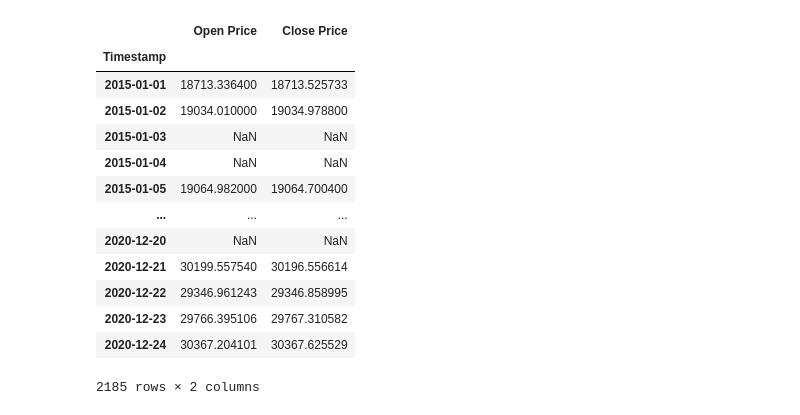
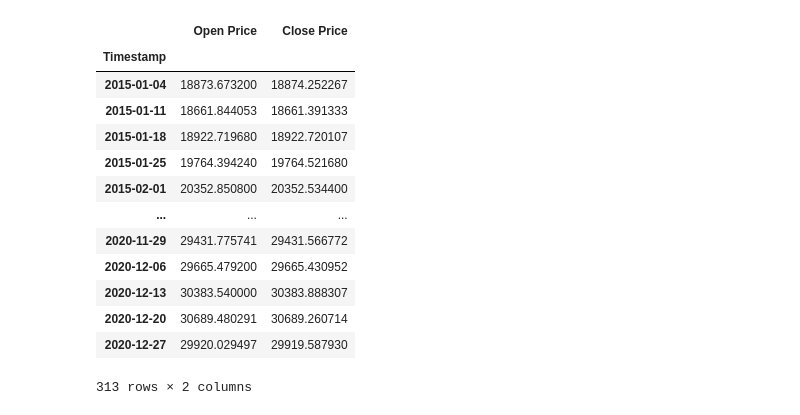
Before and after one commit to dafahan/Forecasting-Stock-Prices, a Jupyter notebook: stockprices1_arima.ipynb, the cells around one changed output. Drawn from its saved outputs; the diff is of its cells as text; code cells hidden in the pictures.

```diff
--- a/stockprices1_arima.ipynb
+++ b/stockprices1_arima.ipynb
@@ -16,23 +18,22 @@ from datetime import datetime
 # %%
 url = "https://raw.githubusercontent.com/rahmantaufik27/dataset/main/study/forecasting_stock_price_2.csv"
 df = pd.read_csv(url, parse_dates=['Timestamp'], index_col='Timestamp')
 
 # Resample to daily data
-df = df.resample('D').mean()  # can also use 'W' for weekly, 'H' for hourly, etc.
-
+df = df.resample('W').mean()  # can also use 'W' for weekly, 'H' for hourly, etc.
 df
 # %% [output]
 |  | Open Price | Close Price |
 | Timestamp |  |  |
-| 2015-01-01 | 18713.336400 | 18713.525733 |
-| 2015-01-02 | 19034.010000 | 19034.978800 |
-| 2015-01-03 | NaN | NaN |
-| 2015-01-04 | NaN | NaN |
-| 2015-01-05 | 19064.982000 | 19064.700400 |
+| 2015-01-04 | 18873.673200 | 18874.252267 |
+| 2015-01-11 | 18661.844053 | 18661.391333 |
+| 2015-01-18 | 18922.719680 | 18922.720107 |
+| 2015-01-25 | 19764.394240 | 19764.521680 |
+| 2015-02-01 | 20352.850800 | 20352.534400 |
 | ... | ... | ... |
-| 2020-12-20 | NaN | NaN |
-| 2020-12-21 | 30199.557540 | 30196.556614 |
-| 2020-12-22 | 29346.961243 | 29346.858995 |
-| 2020-12-23 | 29766.395106 | 29767.310582 |
-| 2020-12-24 | 30367.204101 | 30367.625529 |
+| 2020-11-29 | 29431.775741 | 29431.566772 |
+| 2020-12-06 | 29665.479200 | 29665.430952 |
+| 2020-12-13 | 30383.540000 | 30383.888307 |
+| 2020-12-20 | 30689.480291 | 30689.260714 |
+| 2020-12-27 | 29920.029497 | 29919.587930 |
-2185 rows × 2 columns
+313 rows × 2 columns
```
Also changed, not shown: parts of 33 cells of this notebook, 1 other file.
